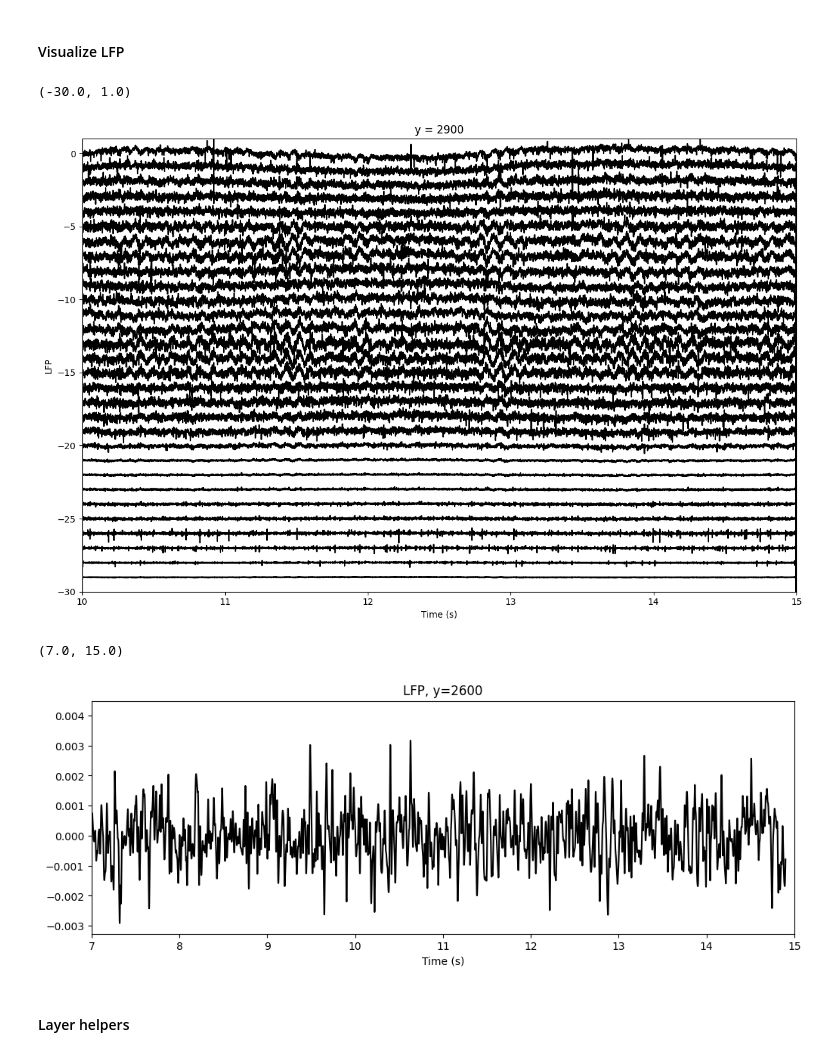
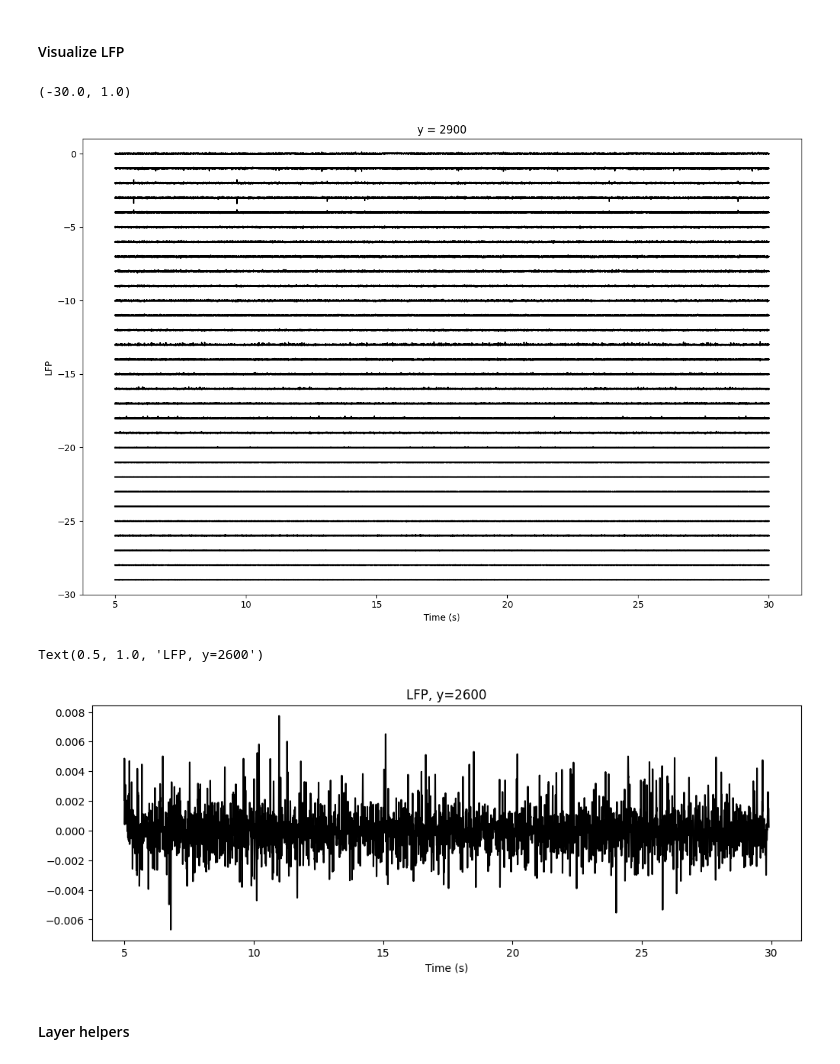
Before and after one commit to niknovikov19/sim-data-analyzer, a Jupyter notebook: dev_scratch/a1_osc.ipynb, the cells around one changed output. Saved outputs shown, nothing was run; the diff lists cells and outputs as text; code cells hidden in the pictures.

```diff
--- a/dev_scratch/a1_osc.ipynb
+++ b/dev_scratch/a1_osc.ipynb
@@ -20,8 +21,8 @@ from sim_data_analyzer.xr_io import save_xr, load_xr
 # %% [markdown]
 ### Load and preprocess LFP and rate dynamics
 # %%
-EXP_SRC = ('a1_lfp_15s', 'data_00000_seed_1000.pkl')
-EXP_LABEL = 'a1_lfp_15s_0'
+EXP_SRC = ('a1_lfp_30s', 'data_00000_seed_1000.pkl')
+EXP_LABEL = 'a1_lfp_30s_0'
 
 RATE_DT = 0.005
 # %%
@@ -74,5 +75,5 @@ Loaded rates from d:\WORK\Salvador\repo\sim_data_analyzer\dev_scratch\data_proc\
 # %%
-T_LIMITS = (5, 15)
+T_LIMITS = (5, 30)
 
 # Preprocess LFP
 lfp = lfp.sel(time=slice(*T_LIMITS))
@@ -80,30 +81,33 @@ lfp = interp_time_outliers(lfp)
 
 # Preprocess rates
 rates = rates.sel(time=slice(*T_LIMITS))
+
+# CSD
+lfp = calc_xr_csd(lfp)
 # %% [markdown]
 ### Analyze data
 # %% [markdown]
 #### Visualize LFP
 # %%
 y_vis = lfp.y.values
-mult = 10
+mult = 0.5
 
 # Plot LFP channels as voltage vs. time
 fig, ax = plt.subplots(figsize=(12, 8))
 for n, y in enumerate(y_vis):
     v = lfp.sel(y=y)
     v = (v - v.mean()) * mult - n
     v.plot(ax=ax, linestyle='-', color='k')
 
 ax.set_xlabel('Time (s)')
 ax.set_ylabel('LFP')
 plt.tight_layout()
 
-plt.xlim(10, 15)
+#plt.xlim(10, 15)
 plt.ylim(-len(y_vis), 1)
 # %% [output]
 (-30.0, 1.0)
-[figure, old version]
+[figure, new version]
 # %%
 # Select one LFP channel
 v = lfp.isel(y=-4).sel(time=slice(None, T_LIMITS[1] - 0.1))
@@ -118,10 +122,10 @@ fig, ax = plt.subplots(figsize=(12, 4))
 vfilt.plot(ax=ax, linestyle='-', color='k')
 ax.set_xlabel('Time (s)')
 ax.set_title(f'LFP, y={v.y.item()}')
-ax.set_xlim(7, 15)
+#ax.set_xlim(7, 15)
 # %% [output]
-(7.0, 15.0)
+Text(0.5, 1.0, 'LFP, y=2600')
-[figure, old version]
+[figure, new version]
 # %% [markdown]
 #### Layer helpers
 # %%
```
Also changed, not shown: parts of 12 cells of this notebook, 7 other files.
